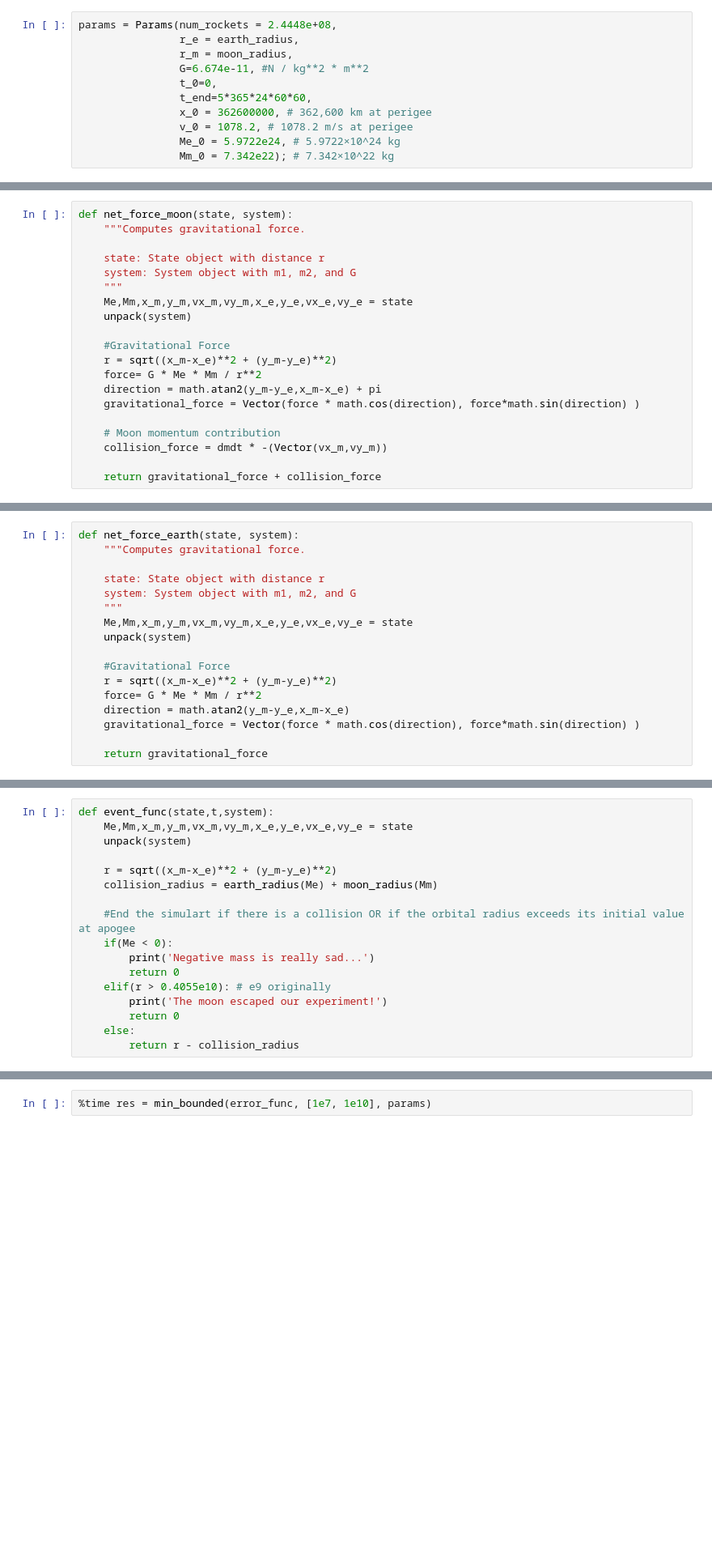
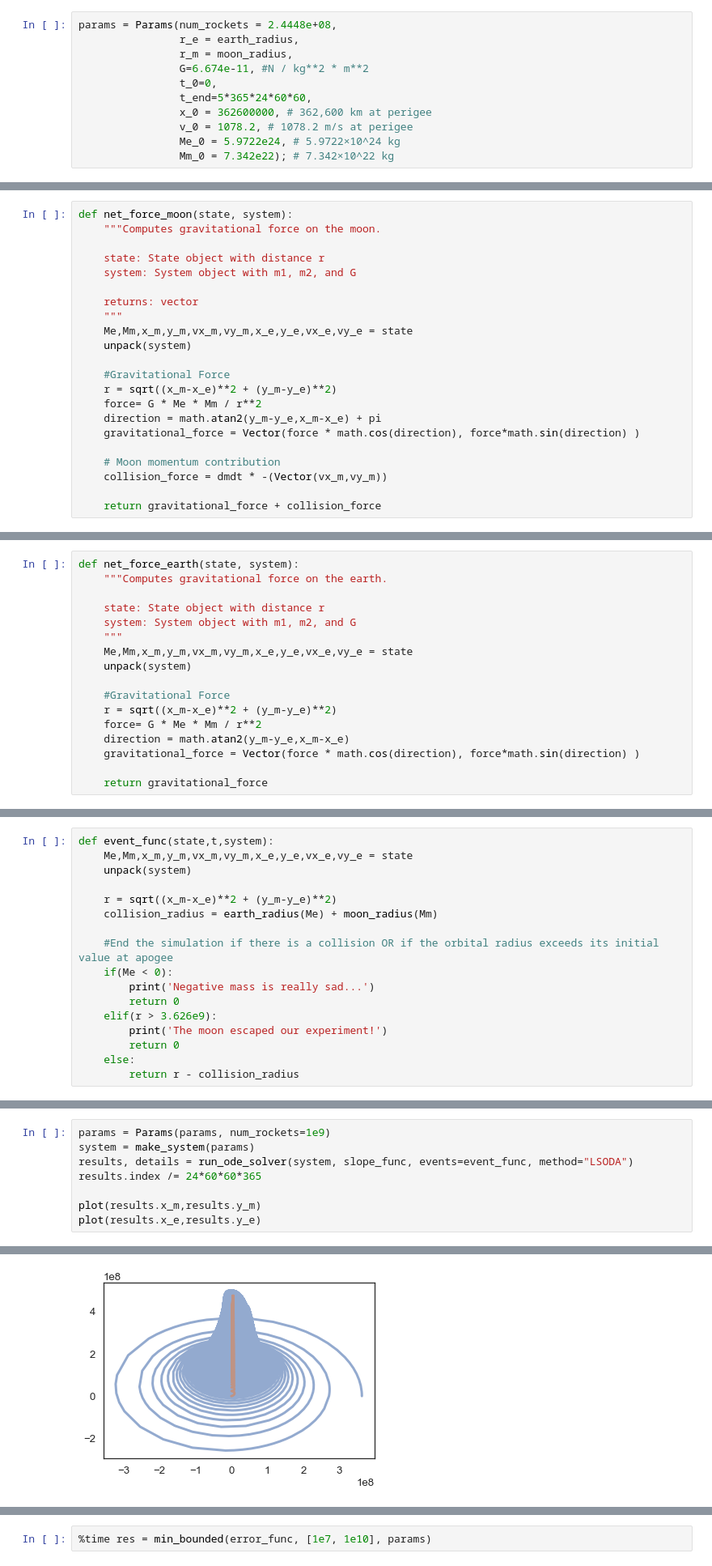
Before and after one commit to michaelremley/ModSim-Project-3, a Jupyter notebook: Project 3 Notebook.ipynb, the cells around one changed output, grey strips where cells are left out. Shown: that part at 81% size. Cells and saved outputs as stored; diff of their text form; blank space fills up the shorter version.

```diff
--- a/Project 3 Notebook.ipynb
+++ b/Project 3 Notebook.ipynb
@@ -79,9 +94,11 @@ system = make_system(params)
 # %%
 def net_force_moon(state, system):
-    """Computes gravitational force.
+    """Computes gravitational force on the moon.
 
     state: State object with distance r
     system: System object with m1, m2, and G
+
+    returns: vector
     """
     Me,Mm,x_m,y_m,vx_m,vy_m,x_e,y_e,vx_e,vy_e = state
     unpack(system)
@@ -99,6 +118,6 @@ def net_force_moon(state, system):
 # %%
 def net_force_earth(state, system):
-    """Computes gravitational force.
+    """Computes gravitational force on the earth.
 
     state: State object with distance r
     system: System object with m1, m2, and G
@@ -140,11 +166,11 @@ def event_func(state,t,system):
     r = sqrt((x_m-x_e)**2 + (y_m-y_e)**2)
     collision_radius = earth_radius(Me) + moon_radius(Mm)
 
-    #End the simulart if there is a collision OR if the orbital radius exceeds its initial value at apogee
+    #End the simulation if there is a collision OR if the orbital radius exceeds its initial value at apogee
     if(Me < 0):
         print('Negative mass is really sad...')
         return 0
-    elif(r > 0.4055e10): # e9 originally
+    elif(r > 3.626e9):
         print('The moon escaped our experiment!')
         return 0
     else:
@@ -151,0 +180,9 @@ def event_func(state,t,system):
+# %%
+params = Params(params, num_rockets=1e9)
+system = make_system(params)
+results, details = run_ode_solver(system, slope_func, events=event_func, method="LSODA")
+results.index /= 24*60*60*365
+
+plot(results.x_m,results.y_m)
+plot(results.x_e,results.y_e)
+# %% [output]
@@ -152,3 +190,4 @@ def event_func(state,t,system):
+[figure, added]
 # %%
 def error_func(rockets, params):
     params = Params(params, num_rockets=rockets)
```
Also changed, not shown: parts of 20 cells of this notebook.
